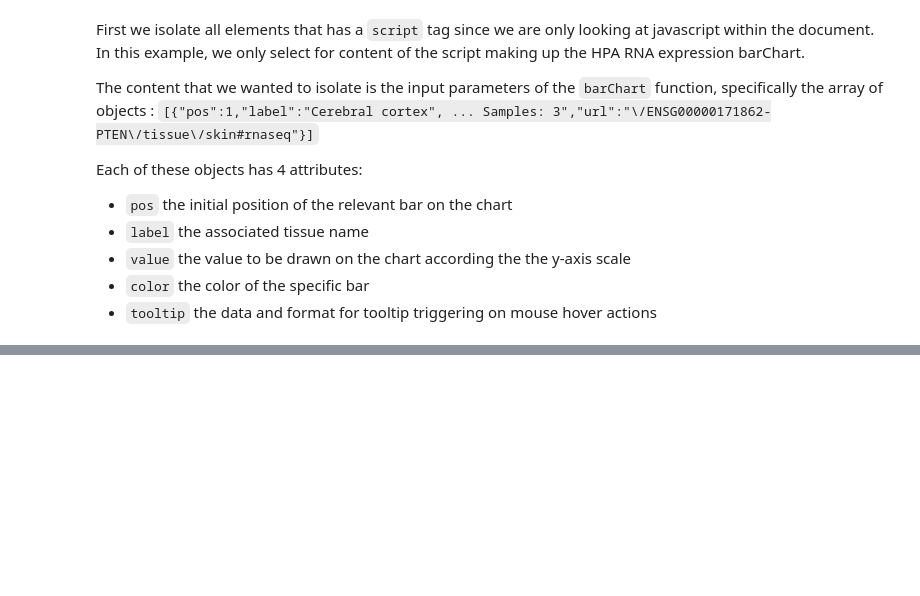
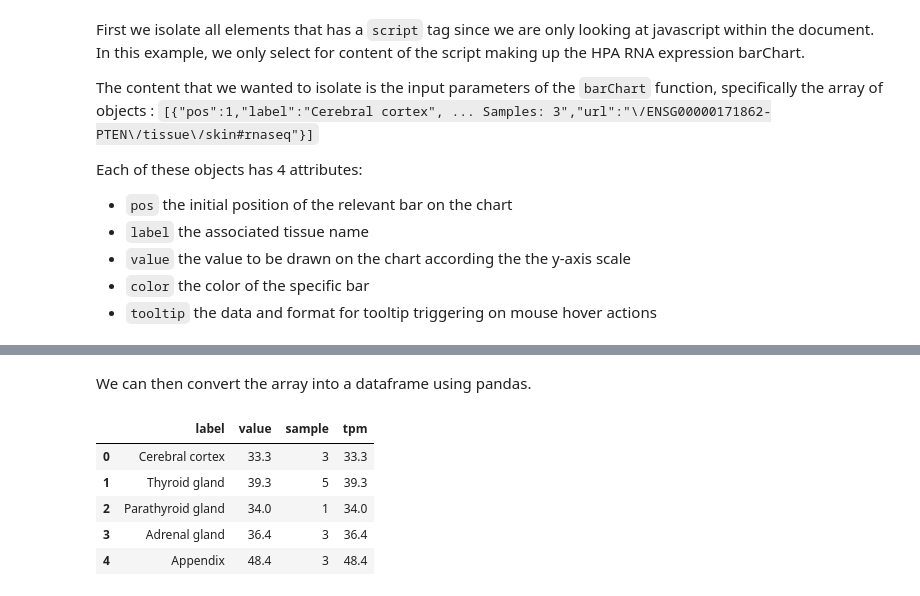
Before and after one commit to COMBINE-Australia/python-http-data-extraction, a Jupyter notebook: notebooks/python-data-api.ipynb, the cells around one changed output, grey strips where cells are left out. Cells and saved outputs as stored; diff of their text form; code cells hidden in the pictures; blank space fills up the shorter version.

```diff
--- a/notebooks/python-data-api.ipynb
+++ b/notebooks/python-data-api.ipynb
@@ -428,0 +467,12 @@ for i in soup.find_all("script"):
+# %% [markdown]
+We can then convert the array into a dataframe using pandas.
+# %%
+dframe = pd.DataFrame(data_array, columns=["label", "value", "sample", "tpm"])
+dframe.head()
+# %% [output]
+|  | label | value | sample | tpm |
+| 0 | Cerebral cortex | 33.3 | 3 | 33.3 |
+| 1 | Thyroid gland | 39.3 | 5 | 39.3 |
+| 2 | Parathyroid gland | 34.0 | 1 | 34.0 |
+| 3 | Adrenal gland | 36.4 | 3 | 36.4 |
+| 4 | Appendix | 48.4 | 3 | 48.4 |
```
Also changed, not shown: parts of 16 cells of this notebook, 3 other files.
